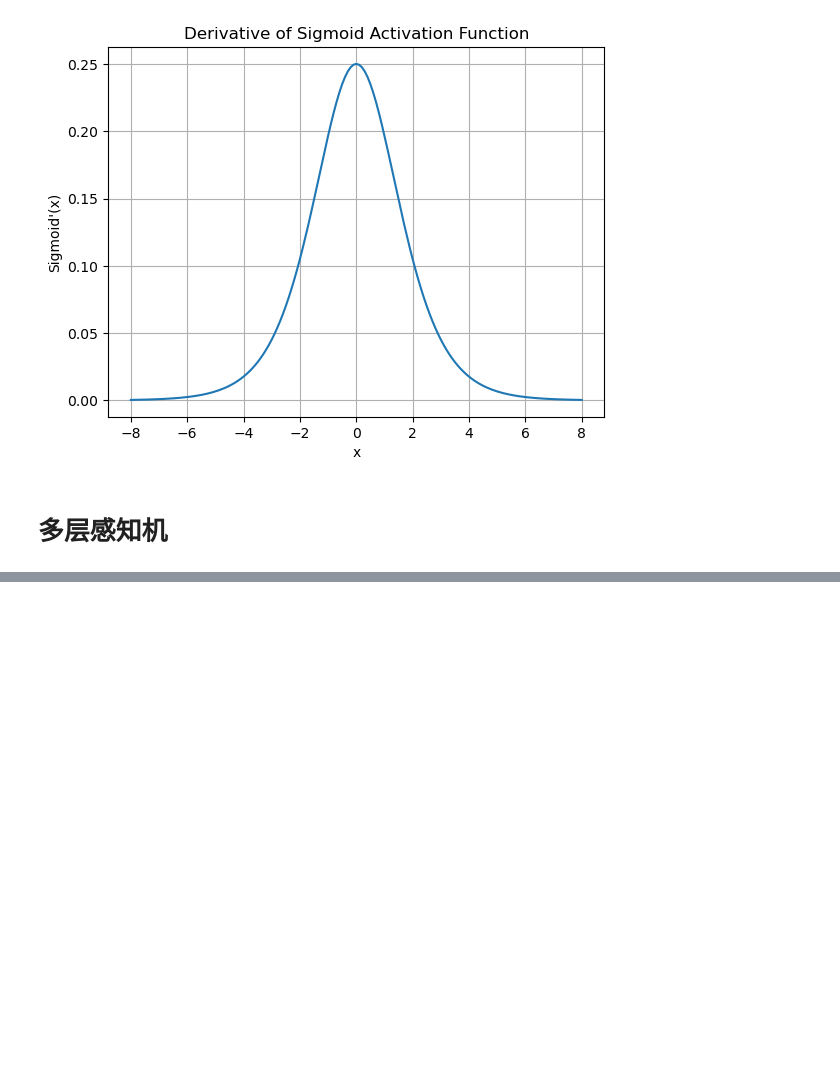
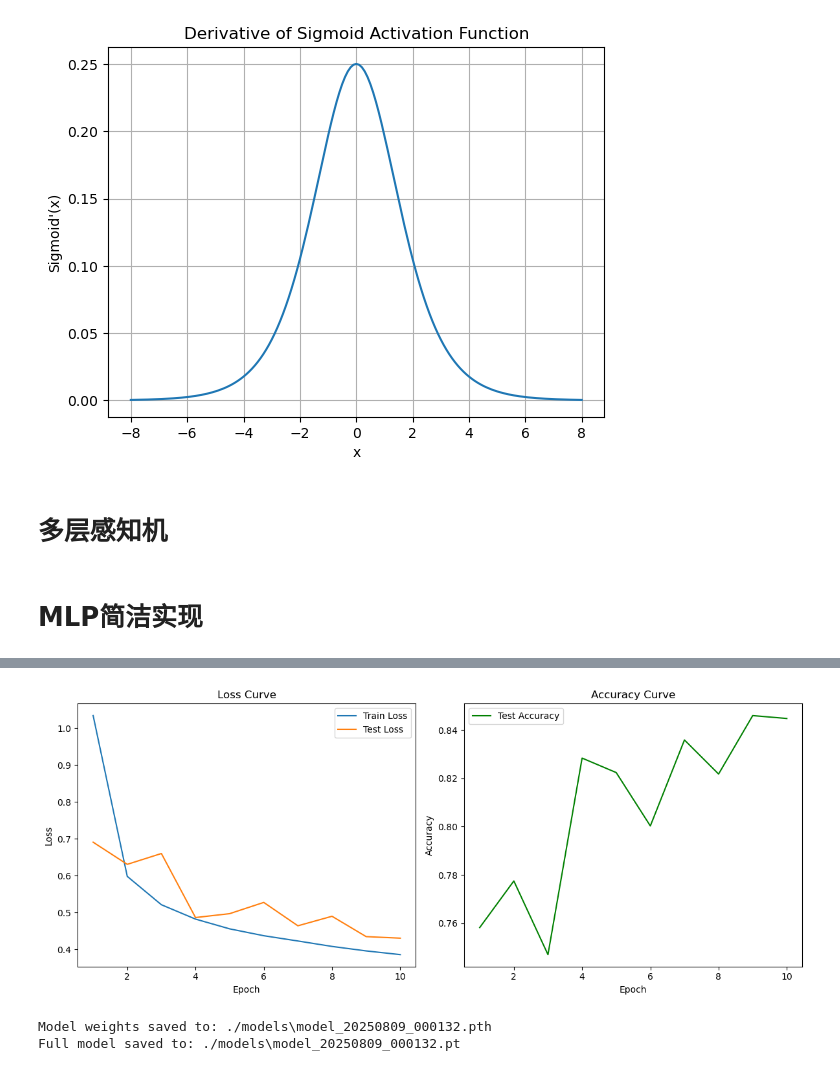
Before and after one commit to Ashside/Deep-Learning-Logs, a Jupyter notebook: Chap4.ipynb, the cells around one changed output, grey strips where cells are left out. Drawn from its saved outputs; the diff is of its cells as text; code cells hidden in the pictures; blank space fills up the shorter version.

```diff
--- a/Chap4.ipynb
+++ b/Chap4.ipynb
@@ -97,3 +97,51 @@ updater = torch.optim.SGD(params, lr=lr)
 
 sm = softmax.SoftMax(draw=True)
 sm.train_ch3(net, train_iter, test_iter, loss, num_epochs, updater)
+# %% [markdown]
+# MLP简洁实现
+# %%
+import traintools
+import torch
+from torch import nn
+
+net = nn.Sequential(
+    nn.Flatten(),
+    nn.Linear(784, 256), # 输入层到隐藏层
+    nn.ReLU(), # 激活函数
+    nn.Linear(256, 10) # 隐藏层到输出层
+)
+
+def init_weights(m):
+    if type(m) == nn.Linear:
+        nn.init.normal_(m.weight, mean=0, std=0.01)
+        nn.init.zeros_(m.bias)
+net.apply(init_weights)
+loss = nn.CrossEntropyLoss(reduction='none')
+batch_size ,lr, num_epochs = 256, 0.1, 10
+trainer = torch.optim.SGD(net.parameters(), lr=lr)
+train_iter, test_iter = traintools.load_data_fashion_mnist(batch_size)
+traintools.train_ch3(_net = net, _train_iter = train_iter, _test_iter=test_iter, _loss = loss, _num_epochs=num_epochs, _updater=trainer, draw=False)
+traintools.predict(net, test_iter)
+# %%
+import traintools
+import torch
+from torch import nn
+
+net = nn.Sequential(
+    nn.Flatten(),
+    nn.Linear(784, 256), # 输入层到隐藏层
+    nn.ReLU(), # 激活函数
+    nn.Linear(256, 10) # 隐藏层到输出层
+)
+
+def init_weights(m):
+    if type(m) == nn.Linear:
+        nn.init.normal_(m.weight, mean=0, std=0.01)
+        nn.init.zeros_(m.bias)
+net.apply(init_weights)
+loss = nn.CrossEntropyLoss()
+batch_size ,lr, num_epochs = 256, 0.1, 10
+trainer = torch.optim.SGD(net.parameters(), lr=lr)
+train_iter, test_iter = traintools.load_data_fashion_mnist(batch_size)
+traintools.train_model(net, train_iter, test_iter, loss, trainer, num_epochs)
+# %% [output]
@@ -99,0 +158,3 @@ sm.train_ch3(net, train_iter, test_iter, loss, num_epochs, updater)
+[figure, added]
+Model weights saved to: ./models\model_20250809_000132.pth
+Full model saved to: ./models\model_20250809_000132.pt
```
Also changed, not shown: parts of 2 cells of this notebook, 1 other file.
